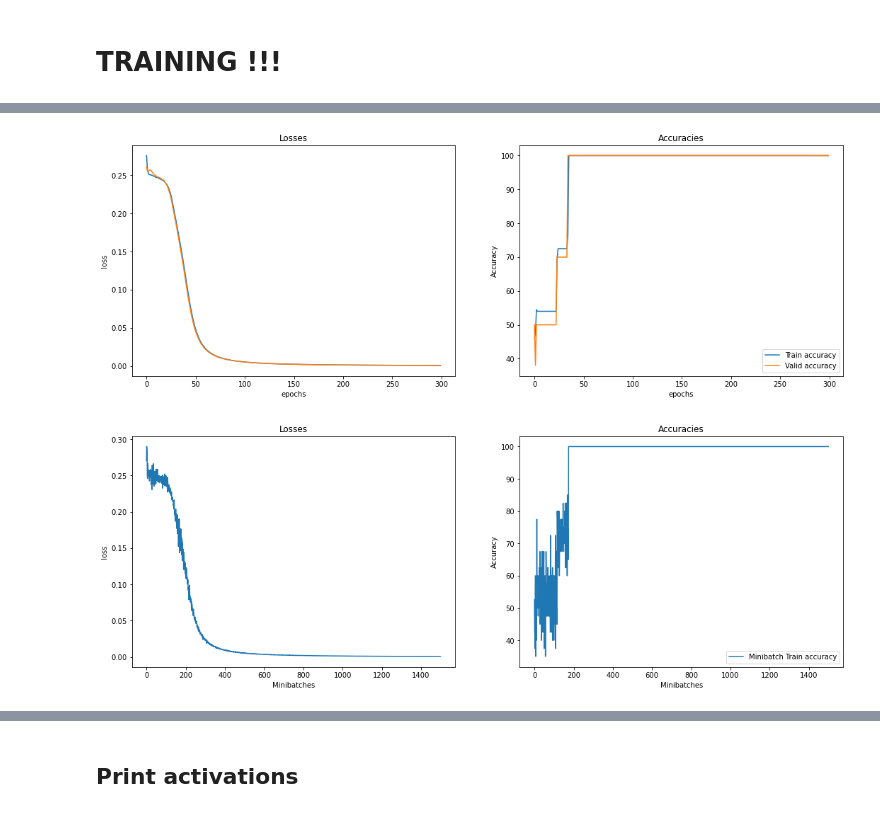
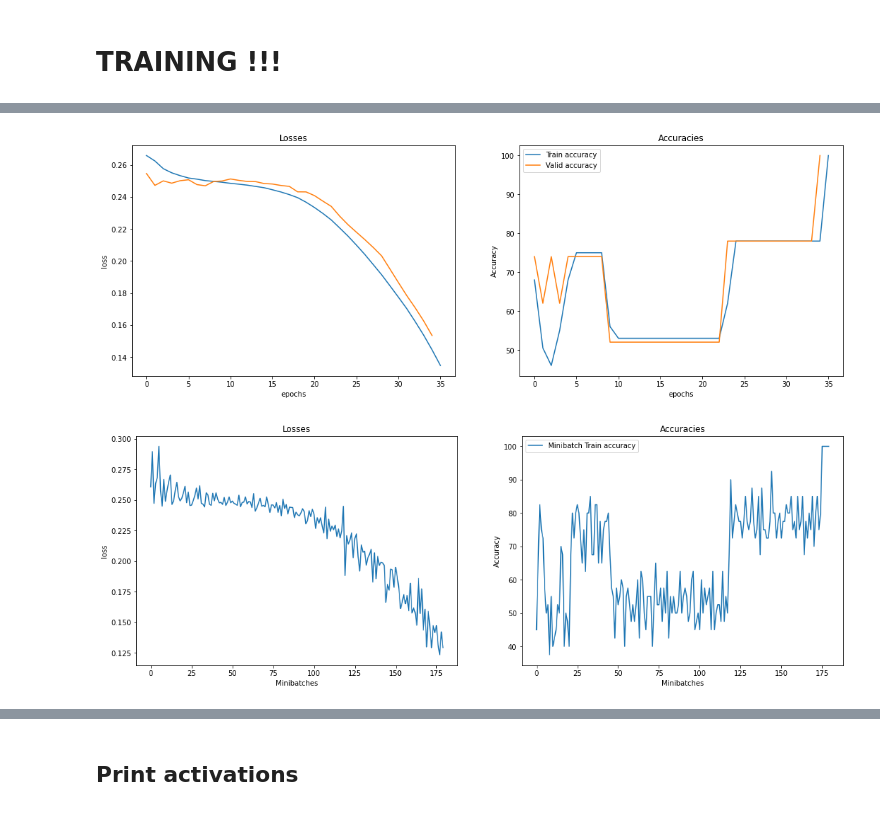
Before and after one commit to IsisChameleon/CSYS5030, a Jupyter notebook: Assignment2/xor-v5.ipynb, the cells around one changed output, grey strips where cells are left out. Cells and saved outputs as stored; diff of their text form; code cells hidden in the pictures.

```diff
--- a/Assignment2/xor-v5.ipynb
+++ b/Assignment2/xor-v5.ipynb
@@ -751,7 +801,7 @@ def plotTrainingPerMiniBatch(loggers: list, learner: learner):
 # %% [markdown]
 # fit() function
 # %%
-def fit(learner, loaders, epochs, collector, teCalc, teParams):
+def fit(learner, loaders, epochs, collector, teCalc, teParams, target_accuracy):
 
     model, optimizer, loss_fn = learner.get_model()
     trainLogger = statsLogger(learner)
@@ -790,7 +840,11 @@ def fit(learner, loaders, epochs, collector, teCalc, teParams):
             #logger
             trainLogger.getMinibatchStats(pred, yb, loss)
 
-        trainLogger.endEpoch()
+        epoch_accuracy = trainLogger.endEpoch()
+        print(f'Epoch {epoch} completed with accuracy {epoch_accuracy}, target accuracy = {target_accuracy}')
+        if (epoch_accuracy == target_accuracy):
+            print(f'break epoch loop')
+            break
 
         ## evaluation part
         ## ---------------
@@ -804,47 +858,39 @@ def fit(learner, loaders, epochs, collector, teCalc, teParams):
 
                 validLogger.getMinibatchStats(pred, yb, loss)
 
-            validLogger.endEpoch()
+            _ = validLogger.endEpoch()
 
     return { 'train' : trainLogger, 'valid' : validLogger }
 # %% [markdown]
 # TRAINING !!!
 # %%
-lr = 0.03   #0.03, 0.025 in paper
-bs = 40
-num_samples = 200
-datasets, loaders = get_data(bs, num_samples)
-g=0.7
-epochs=300 #100
+def train(lr=0.03, bs=40, num_samples=200, g=0.7, epochs=100, past=40, calculator_params={'te':{'target_history':1, 'source_history':1}}):
 
-past = bs
+    model=XORnet()
 
-calculator_params = {
-    'te': {
-        'target_history': 1,
-        'source_history': 1
-    }
-}
+    activation_collector=activationsCollector(g)
+    teCalc=teCalculator(model, past, bs, calculator_params)
+    teParams=TeParameters(model)
 
-model=XORnet()
+    #Xorln = learner(model=model, calculator=teCalc, lr=lr, opt_name='SGD2', te_params=teParams())
+    Xorln = learner(model=model, calculator=teCalc, lr=lr, opt_name='adam', te_params=None)
 
-activation_collector=activationsCollector(g)
-teCalc=teCalculator(model, past, bs, calculator_params)
-teParams=TeParameters(model)
+    loggers = fit(Xorln, loaders, epochs, activation_collector, teCalc, teParams, target_accuracy=100)
 
-#Xorln = learner(model=model, calculator=teCalc, lr=lr, opt_name='SGD2', te_params=teParams())
-Xorln = learner(model=model, calculator=teCalc, lr=lr, opt_name='adam', te_params=None)
+    lg=loggers['train']
+    print(f'{lg.epochs} epochs completed, epoch minibatches/samples: {lg.epoch_total_minibatches}/{lg.epoch_total_samples}, total minibs/samples:{lg.minibatches}/{lg.samples}')
+    plotTraining(loggers, Xorln)
+    plotTrainingPerMiniBatch(loggers, Xorln)
 
-loggers = fit(Xorln, loaders, epochs, activation_collector, teCalc, teParams)
-lg=loggers['train']
-print(f'{lg.epochs} epochs completed, epoch minibatches/samples: {lg.epoch_total_minibatches}/{lg.epoch_total_samples}, total minibs/samples:{lg.minibatches}/{lg.samples}')
-plotTraining(loggers, Xorln)
-plotTrainingPerMiniBatch(loggers, Xorln)
+    # Saving data
 
-# Saving data
+    run_name = lg.getRunName()
+    print(f'Saving data for run {run_name}')
+    activation_collector.save(run_name)
+    teCalc.save(run_name)
+    lg.save('Train', 100)
 
-activation_collector.save(Xorln)
-teCalc.save(Xorln)
+    return activation_collector, teCalc, lg
 
 # java.lang.RuntimeException: java.lang.RuntimeException: Base and history combination too large
 # %% [output]
@@ -854,2 +914,2 @@ learner te_params: None
-[figure, old version]
+[figure, new version]
-[figure, old version]
+[figure, new version]
```
Also changed, not shown: parts of 19 cells of this notebook, 2 other files.
